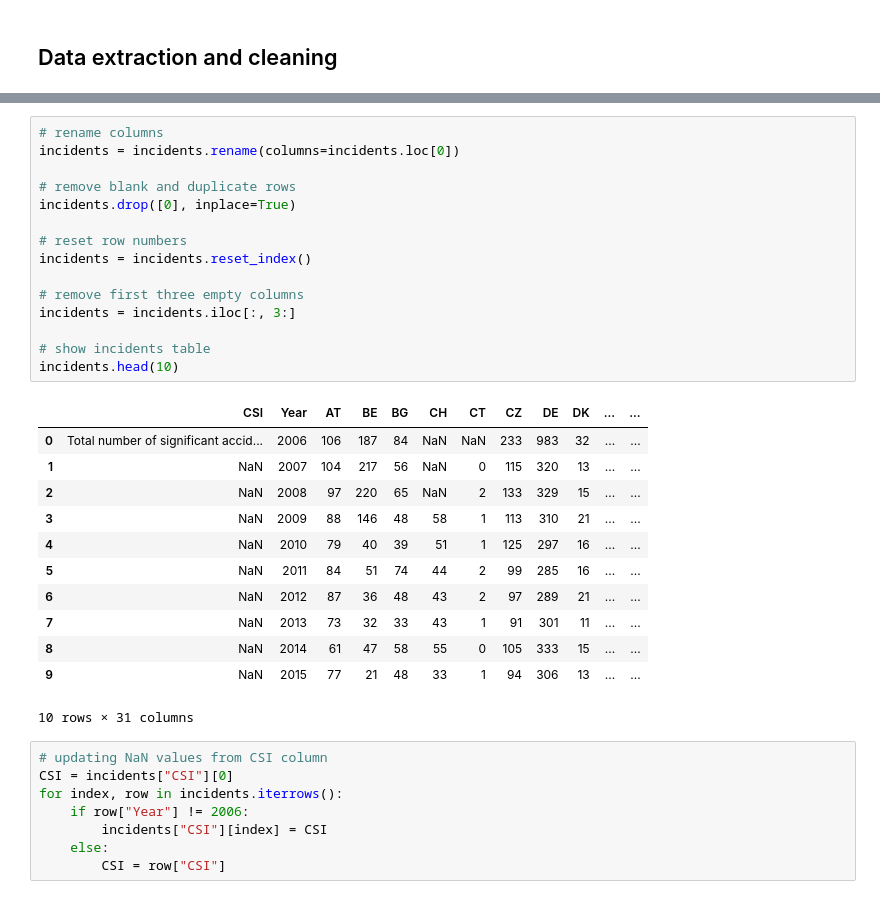
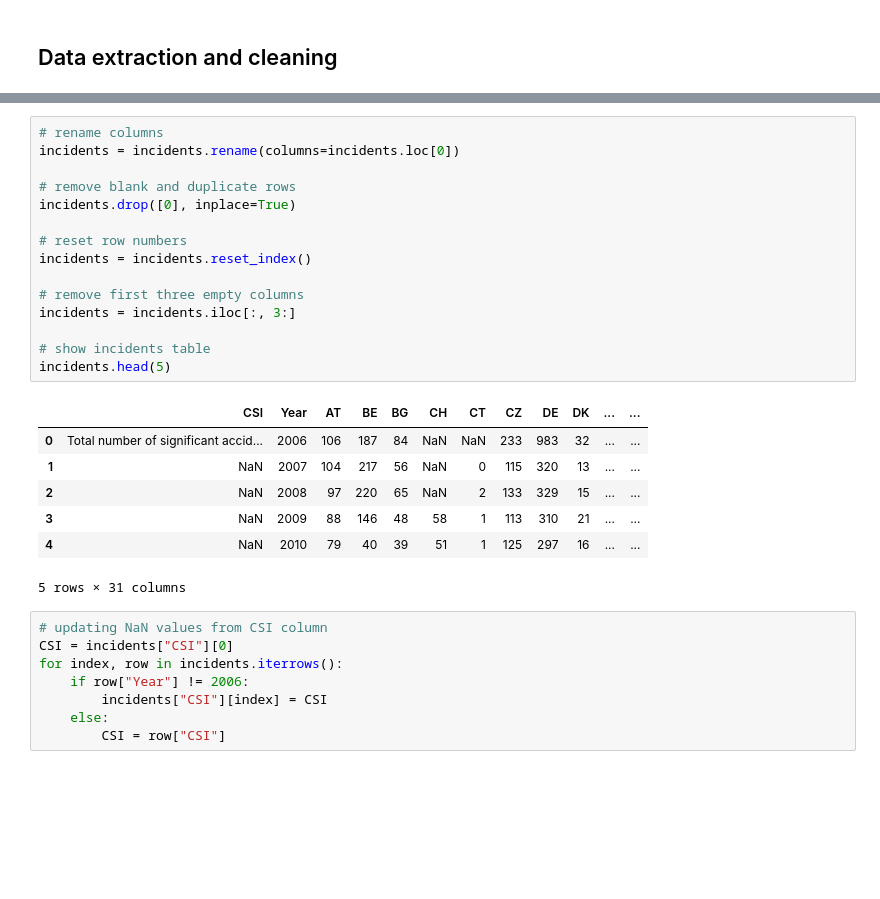
Before and after one commit to aedpluto/train-crashes, a Jupyter notebook: Train crashes in Europe.ipynb, the cells around one changed output, grey strips where cells are left out. Drawn from its saved outputs; the diff is of its cells as text; blank space fills up the shorter version.

```diff
--- a/Train crashes in Europe.ipynb
+++ b/Train crashes in Europe.ipynb
@@ -40,31 +35,26 @@ incidents.head(10)
 # %%
 # rename columns
 incidents = incidents.rename(columns=incidents.loc[0])
 
 # remove blank and duplicate rows
 incidents.drop([0], inplace=True)
 
 # reset row numbers
 incidents = incidents.reset_index()
 
 # remove first three empty columns
 incidents = incidents.iloc[:, 3:]
 
 # show incidents table
-incidents.head(10)
+incidents.head(5)
 # %% [output]
 |  | CSI | Year | AT | BE | BG | CH | CT | CZ | DE | DK | ... | ... |
 | 0 | Total number of significant accid... | 2006 | 106 | 187 | 84 | NaN | NaN | 233 | 983 | 32 | ... | ... |
 | 1 | NaN | 2007 | 104 | 217 | 56 | NaN | 0 | 115 | 320 | 13 | ... | ... |
 | 2 | NaN | 2008 | 97 | 220 | 65 | NaN | 2 | 133 | 329 | 15 | ... | ... |
 | 3 | NaN | 2009 | 88 | 146 | 48 | 58 | 1 | 113 | 310 | 21 | ... | ... |
 | 4 | NaN | 2010 | 79 | 40 | 39 | 51 | 1 | 125 | 297 | 16 | ... | ... |
-| 5 | NaN | 2011 | 84 | 51 | 74 | 44 | 2 | 99 | 285 | 16 | ... | ... |
-| 6 | NaN | 2012 | 87 | 36 | 48 | 43 | 2 | 97 | 289 | 21 | ... | ... |
-| 7 | NaN | 2013 | 73 | 32 | 33 | 43 | 1 | 91 | 301 | 11 | ... | ... |
-| 8 | NaN | 2014 | 61 | 47 | 58 | 55 | 0 | 105 | 333 | 15 | ... | ... |
-| 9 | NaN | 2015 | 77 | 21 | 48 | 33 | 1 | 94 | 306 | 13 | ... | ... |
-10 rows × 31 columns
+5 rows × 31 columns
 # %%
 # updating NaN values from CSI column
 CSI = incidents["CSI"][0]
```
Also changed, not shown: parts of 3 cells of this notebook.
